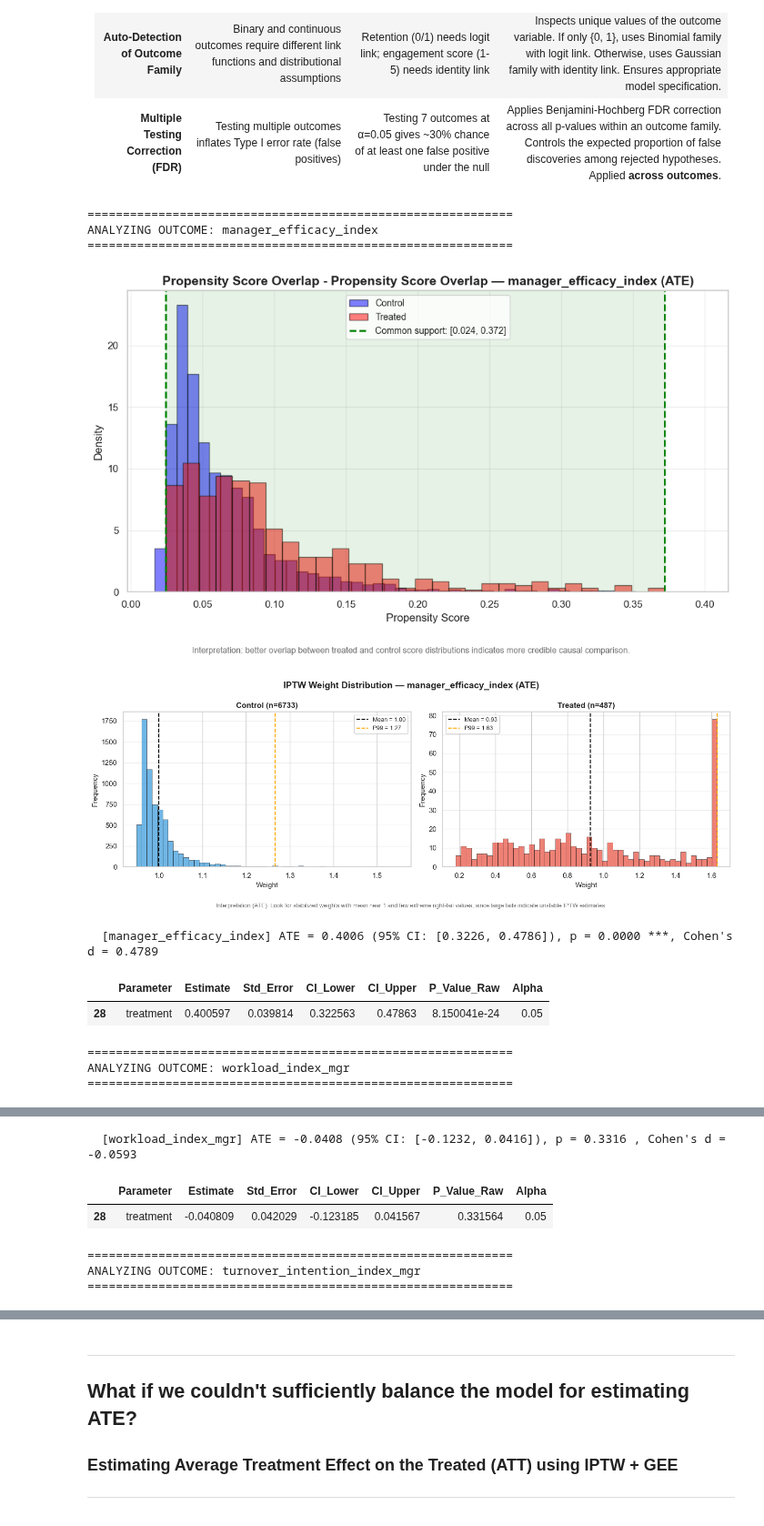
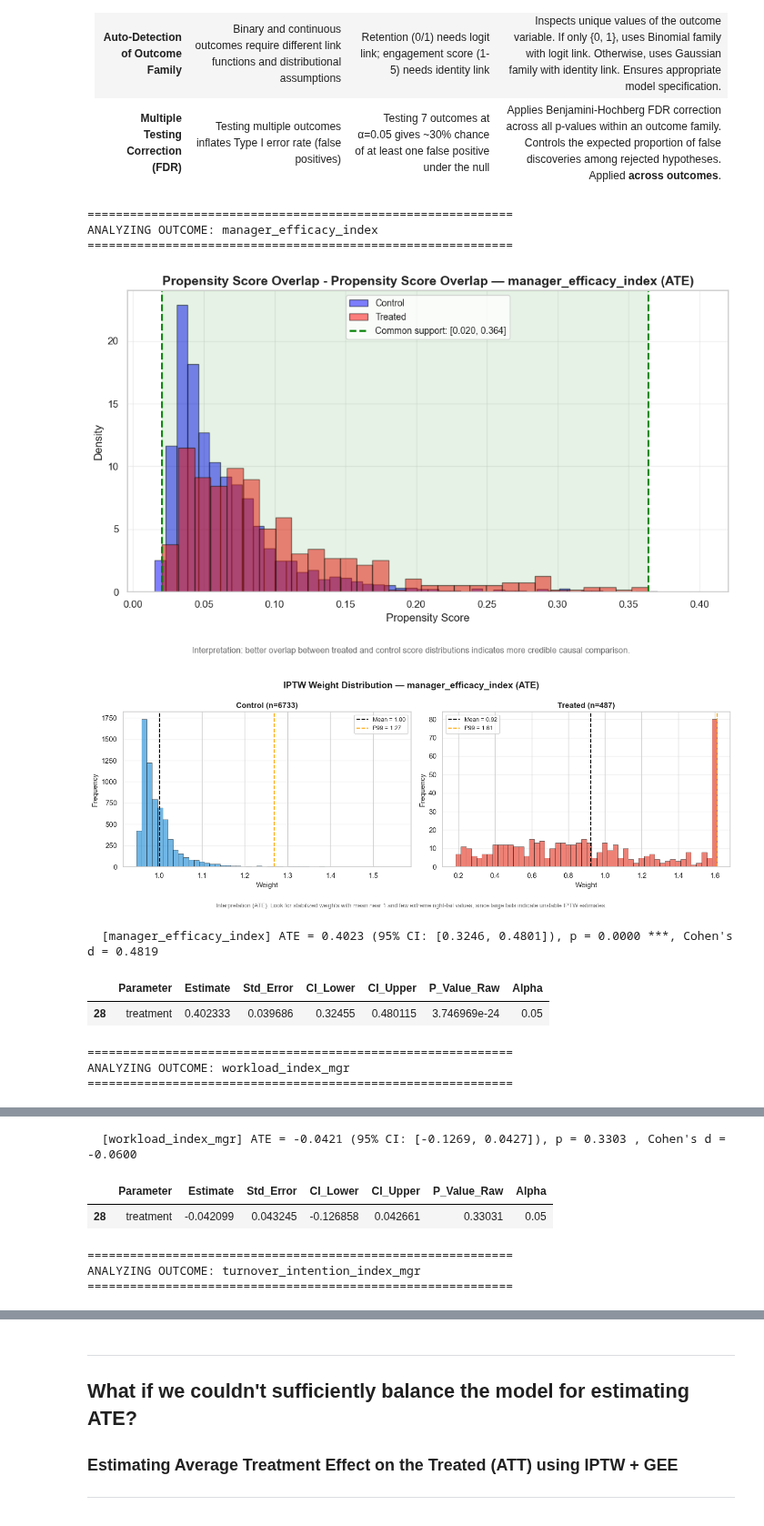
Before and after one commit to mlpost/2026-siop-causal-inference-master-tutorial, a Jupyter notebook: scenario2_workshop.ipynb, the cells around one changed output, grey strips where cells are left out. Shown at 91% size. Drawn from its saved outputs; the diff is of its cells as text; code cells hidden in the pictures.

```diff
--- a/scenario2_workshop.ipynb
+++ b/scenario2_workshop.ipynb
@@ -144,22 +142,24 @@ random.seed(SEED)
 # LOAD & PREVIEW DATA
 # =============================================================================
 
-manager_df = pd.read_csv(data_dir / "s2_manager_data.csv")
+data = pd.read_csv(data_dir / "s2_manager_data.csv")
+#drop propensity_score from data generation process
+data = data.drop(columns=["propensity_score"])
 
 print("\n=== Shape ===")
-print(f"manager_df: {manager_df.shape}")
+print(f"data: {data.shape}")
 
 print("\n=== Dtypes  ===")
-print(manager_df.dtypes)
+print(data.dtypes)
 
 
 print("\n=== Missing Values (Top 15) ===")
-print(manager_df.isna().sum().sort_values(ascending=False).head(15))
+print(data.isna().sum().sort_values(ascending=False).head(15))
 
 print("\n=== Head ===")
-display(manager_df.head())
+display(data.head())
 
-treat_counts = manager_df["treatment"].value_counts(dropna=False).sort_index()
+treat_counts = data["treatment"].value_counts(dropna=False).sort_index()
 print("\n=== Treatment Counts ===")
 print(treat_counts)
 if set(treat_counts.index) >= {0, 1}:
@@ -741,7 +726,8 @@ binary_vars = [
 continuous_vars = [
     'age',
     'tenure_months',
-    'team_size'
+    'num_direct_reports',
+    'tot_span_of_control'
 ]
 # %%
 # Instantiate CausalDiagnostics and view help
@@ -883,7 +870,7 @@ flowchart LR
 # ==========================================================================================================================================
 
 overlap_results = cd.run_overlap_diagnostics(
-    data=manager_df_filtered,
+    data=data,
     treatment_var=treatment,
     outcome_vars=outcome_vars,
     baseline_vars=baseline_vars,
@@ -946,7 +933,7 @@ for outcome_var in outcome_vars:
     ps = result.get('propensity_scores')
     if ps is not None:
         cd.plot_propensity_overlap(
-            data=manager_df_filtered,
+            data=data,
             treatment_var=treatment,
             propensity_scores=ps,
             outcome_var=outcome_var,
@@ -1106,14 +1093,14 @@ for o in survey_outcomes:
     print(f"ANALYZING OUTCOME: {o}")
     print("=" * 60)
     survey_results[o] = causal_model.analyze_treatment_effect(
-        data=manager_df_filtered, #dataframe to analyze
+        data=data, #dataframe to analyze
         outcome_var=o, #outcome variable to analyze
         treatment_var=treatment, #treatment variable
         estimand='ATE', #causal estimand to estimate
         categorical_vars=categorical_vars, #list of categorical covariates to adjust for; these will be one-hot encoded by the model
         binary_vars=binary_vars, #list of binary covariates to adjust for; these will be treated as 0/1 flags by the model
         continuous_vars=continuous_vars, #list of continuous covariates to adjust for; used as is in the model
-        cluster_var='manager_id', #variable to cluster standard errors by (e.g. clustering by manager accounts for team-level shocks)
+        cluster_var='team_id', #variable to cluster standard errors by (e.g. clustering by manager accounts for team-level shocks)
         baseline_var=baseline_vars.get(o), #baseline control variable for survey outcomes
         project_path= base_dir / "results", # None or set to a path to save model outputs
         trim_quantile=0.99, #quantile for trimming extreme propensity scores (e.g. 0.99 will trim the top 1% most extreme scores); set to None to disable trimming
@@ -1138,14 +1125,14 @@ for o in retention_outcomes:
     print(f"ANALYZING OUTCOME: {o}")
     print("=" * 60)
     retention_results[o] = causal_model.analyze_treatment_effect(
-        data=manager_df_filtered,
+        data=data,
         outcome_var=o,
         treatment_var=treatment,
         estimand='ATE',
         categorical_vars=categorical_vars,
         binary_vars=binary_vars,
         continuous_vars=continuous_vars,
-        cluster_var='manager_id',
+        cluster_var='team_id',
         baseline_var=baseline_vars.get(o),
         project_path=base_dir / "results",
         trim_quantile=0.99,
@@ -1187,7 +1174,7 @@ def verify_balance(results_dict, family_label, cd_instance, treatment_var,
 
         # Identify balance covariates (same ones used by analyze_treatment_effect)
         balance_cols = [c for c in wdf.columns
-                        if c not in [outcome, treatment_var, 'manager_id',
+                        if c not in [outcome, treatment_var, 'id', 'team_id',
                                      'propensity_score', 'iptw']]
 
         independent_balance = cd_instance.compute_balance_df(
@@ -1199,38 +1186,38 @@ def verify_balance(results_dict, family_label, cd_instance, treatment_var,
         )
 
         # Flag any covariates with weighted |SMD| > 0.1
         imbalanced = independent_balance[independent_balance['Weighted SMD'].abs() > 0.1]
         n_imbal = len(imbalanced)
 
         model_bal = res['balance_df']
         n_model_imbal = model_bal['balanced_after_weighting'].eq(False).sum() if 'balanced_after_weighting' in model_bal.columns else '?'
 
         status = '\u2705' if n_imbal == 0 else '\u26a0\ufe0f'
         print(f"  {status} [{outcome}]  Independent imbalanced: {n_imbal}  |  Model imbalanced: {n_model_imbal}")
         if n_imbal > 0:
             display(imbalanced)
 
 print('=' * 60)
 print('BALANCE VERIFICATION - Survey Outcomes')
 print('=' * 60)
 verify_balance(survey_results, 'Survey', cd, treatment,
                categorical_vars, binary_vars, continuous_vars)
 
 print()
 print('=' * 60)
 print('BALANCE VERIFICATION - Retention Outcomes')
 print('=' * 60)
 verify_balance(retention_results, 'Retention', cd, treatment,
                categorical_vars, binary_vars, continuous_vars)
 # %% [output]
 ============================================================
 ANALYZING OUTCOME: manager_efficacy_index
 ============================================================
-[figure, old version]
+[figure, new version]
-[figure, old version]
+[figure, new version]
-  [manager_efficacy_index] ATE = 0.4006 (95% CI: [0.3226, 0.4786]), p = 0.0000 ***, Cohen's d = 0.4789
+  [manager_efficacy_index] ATE = 0.4023 (95% CI: [0.3246, 0.4801]), p = 0.0000 ***, Cohen's d = 0.4819
 |  | Parameter | Estimate | Std_Error | CI_Lower | CI_Upper | P_Value_Raw | Alpha |
-| 28 | treatment | 0.400597 | 0.039814 | 0.322563 | 0.47863 | 8.150041e-24 | 0.05 |
+| 28 | treatment | 0.402333 | 0.039686 | 0.32455 | 0.480115 | 3.746969e-24 | 0.05 |
 ============================================================
 ANALYZING OUTCOME: workload_index_mgr
 ============================================================
@@ -1239,6 +1226,6 @@ ANALYZING OUTCOME: workload_index_mgr
-  [workload_index_mgr] ATE = -0.0408 (95% CI: [-0.1232, 0.0416]), p = 0.3316 , Cohen's d = -0.0593
+  [workload_index_mgr] ATE = -0.0421 (95% CI: [-0.1269, 0.0427]), p = 0.3303 , Cohen's d = -0.0600
 |  | Parameter | Estimate | Std_Error | CI_Lower | CI_Upper | P_Value_Raw | Alpha |
-| 28 | treatment | -0.040809 | 0.042029 | -0.123185 | 0.041567 | 0.331564 | 0.05 |
+| 28 | treatment | -0.042099 | 0.043245 | -0.126858 | 0.042661 | 0.33031 | 0.05 |
 ============================================================
 ANALYZING OUTCOME: turnover_intention_index_mgr
 ============================================================
```
Also changed, not shown: parts of 24 cells of this notebook, 42 other files.
